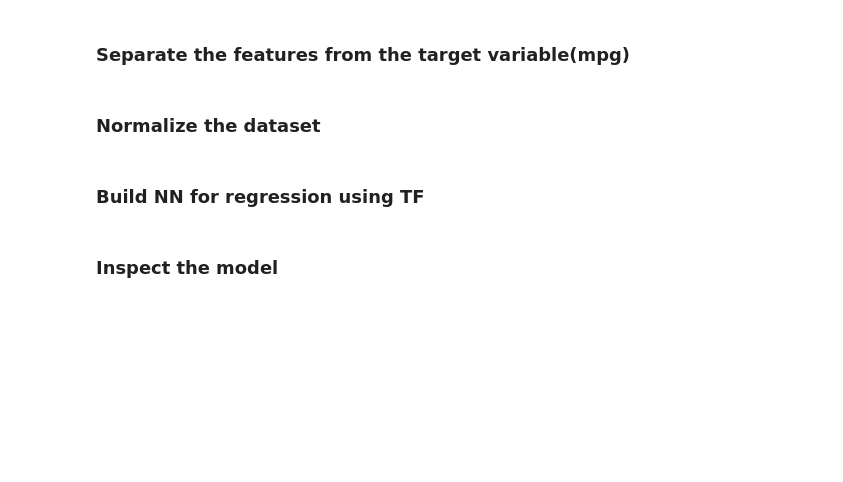
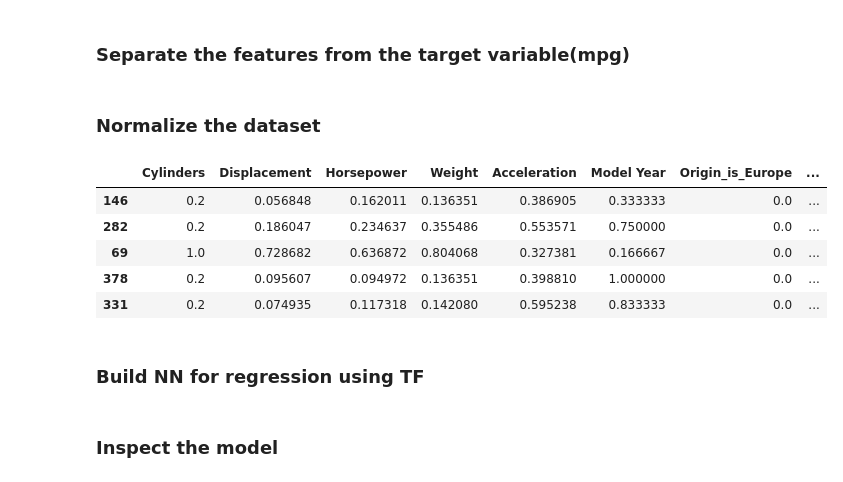
Before and after one commit to sinafakhraee/AMLS, a Jupyter notebook: Build_Regression_Keras.ipynb, the cells around one changed output. Saved outputs shown, nothing was run; the diff lists cells and outputs as text; code cells hidden in the pictures; blank space fills up the shorter version.

```diff
--- a/Build_Regression_Keras.ipynb
+++ b/Build_Regression_Keras.ipynb
@@ -206,3 +208,12 @@ train_dataset[list(train_dataset.columns)] = min_max_scaler.fit_transform(train_
+# %%
+train_dataset.head()
+# %% [output]
+|  | Cylinders | Displacement | Horsepower | Weight | Acceleration | Model Year | Origin_is_Europe | ... |
+| 146 | 0.2 | 0.056848 | 0.162011 | 0.136351 | 0.386905 | 0.333333 | 0.0 | ... |
+| 282 | 0.2 | 0.186047 | 0.234637 | 0.355486 | 0.553571 | 0.750000 | 0.0 | ... |
+| 69 | 1.0 | 0.728682 | 0.636872 | 0.804068 | 0.327381 | 0.166667 | 0.0 | ... |
+| 378 | 0.2 | 0.095607 | 0.094972 | 0.136351 | 0.398810 | 1.000000 | 0.0 | ... |
+| 331 | 0.2 | 0.074935 | 0.117318 | 0.142080 | 0.595238 | 0.833333 | 0.0 | ... |
 # %% [markdown]
 ### Build NN for regression using TF
 # %%
```
Also changed, not shown: parts of 17 cells of this notebook.
